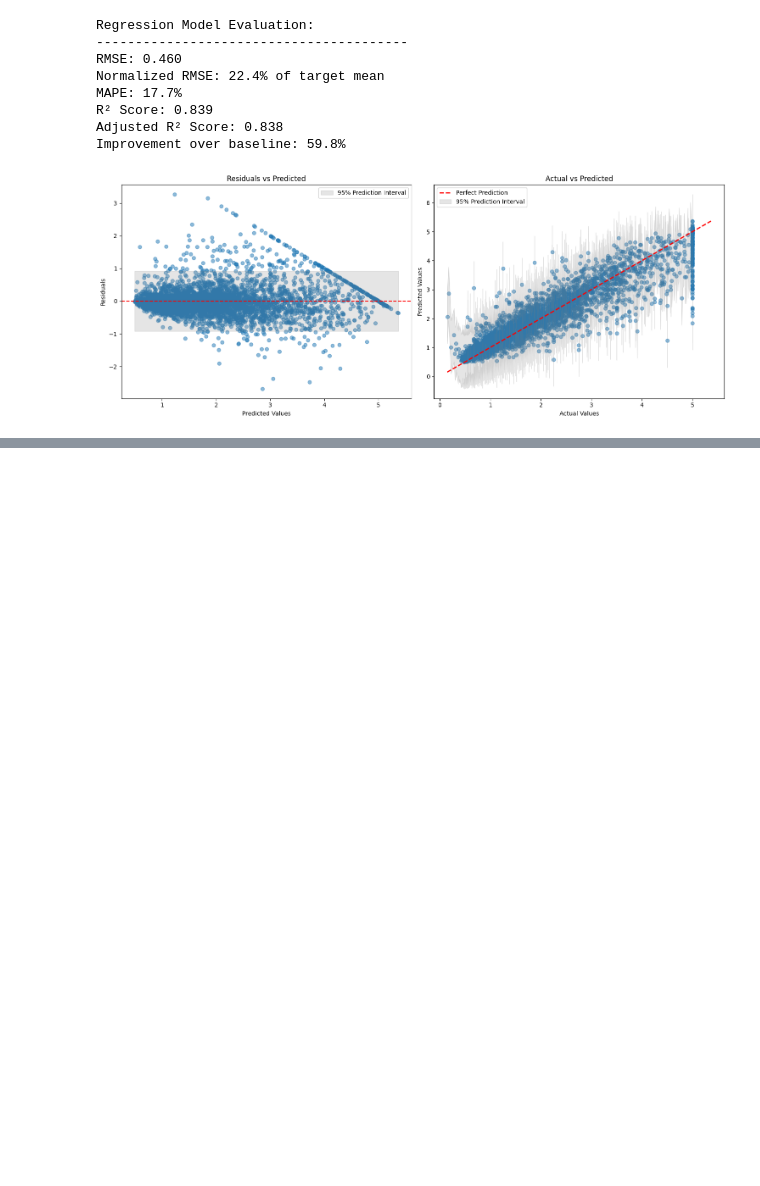
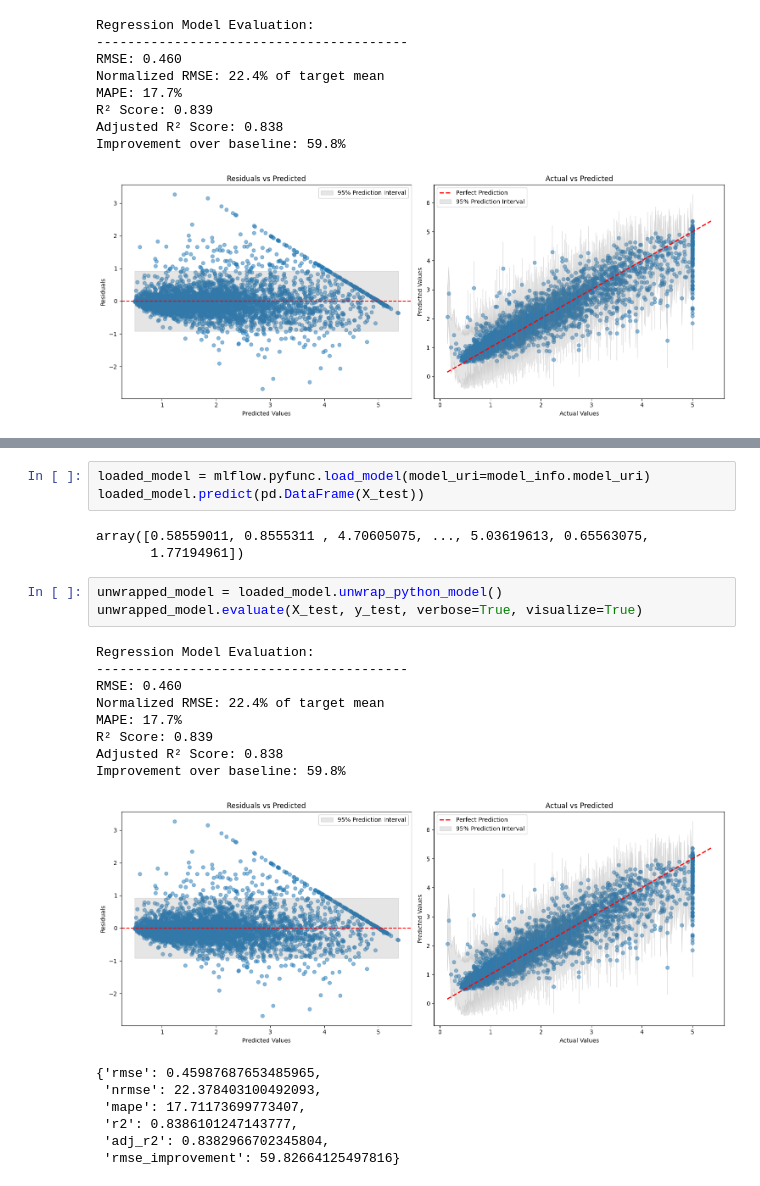
Before and after one commit to MenaWANG/mlarena, a Jupyter notebook: examples/basic_usage.ipynb, the cells around one changed output, grey strips where cells are left out. Drawn from its saved outputs; the diff is of its cells as text; blank space fills up the shorter version.

```diff
--- a/examples/basic_usage.ipynb
+++ b/examples/basic_usage.ipynb
@@ -184 +199,26 @@ Improvement over baseline: 59.8%
+# %%
+loaded_model = mlflow.pyfunc.load_model(model_uri=model_info.model_uri)
+loaded_model.predict(pd.DataFrame(X_test))
+# %% [output]
+array([0.58559011, 0.8555311 , 4.70605075, ..., 5.03619613, 0.65563075,
+       1.77194961])
+# %%
+unwrapped_model = loaded_model.unwrap_python_model()
+unwrapped_model.evaluate(X_test, y_test, verbose=True, visualize=True)
+# %% [output]
+Regression Model Evaluation:
+----------------------------------------
+RMSE: 0.460
+Normalized RMSE: 22.4% of target mean
+MAPE: 17.7%
+R² Score: 0.839
+Adjusted R² Score: 0.838
+Improvement over baseline: 59.8%
+[figure, added]
+{'rmse': 0.45987687653485965,
+ 'nrmse': 22.378403100492093,
+ 'mape': 17.71173699773407,
+ 'r2': 0.8386101247143777,
+ 'adj_r2': 0.8382966702345804,
+ 'rmse_improvement': 59.82664125497816}
 # %%
```
Also changed, not shown: parts of 18 cells of this notebook, 5 other files.
